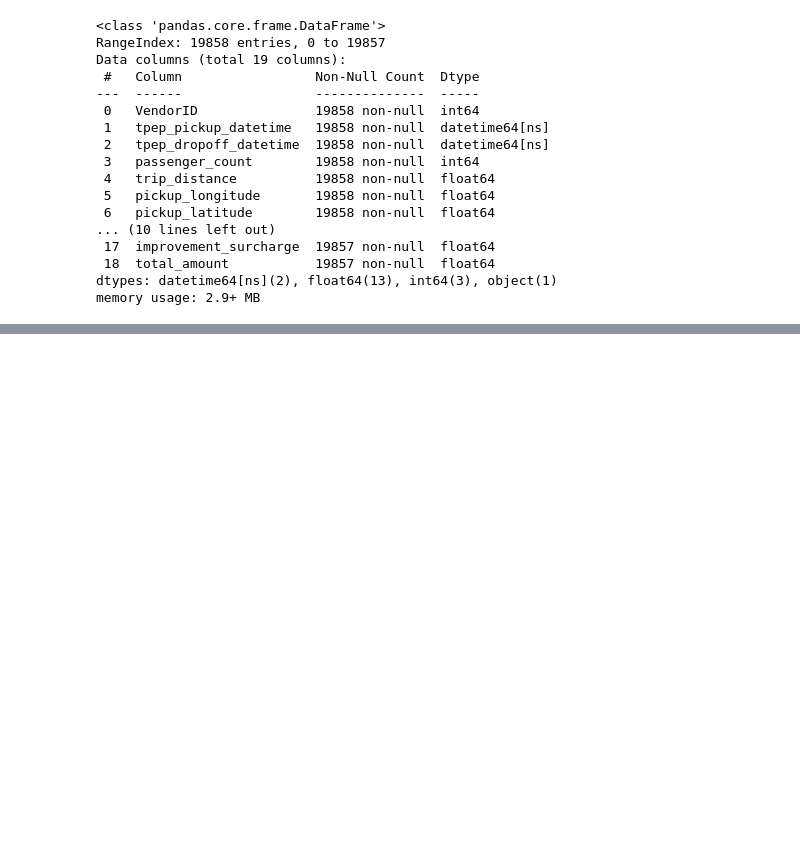
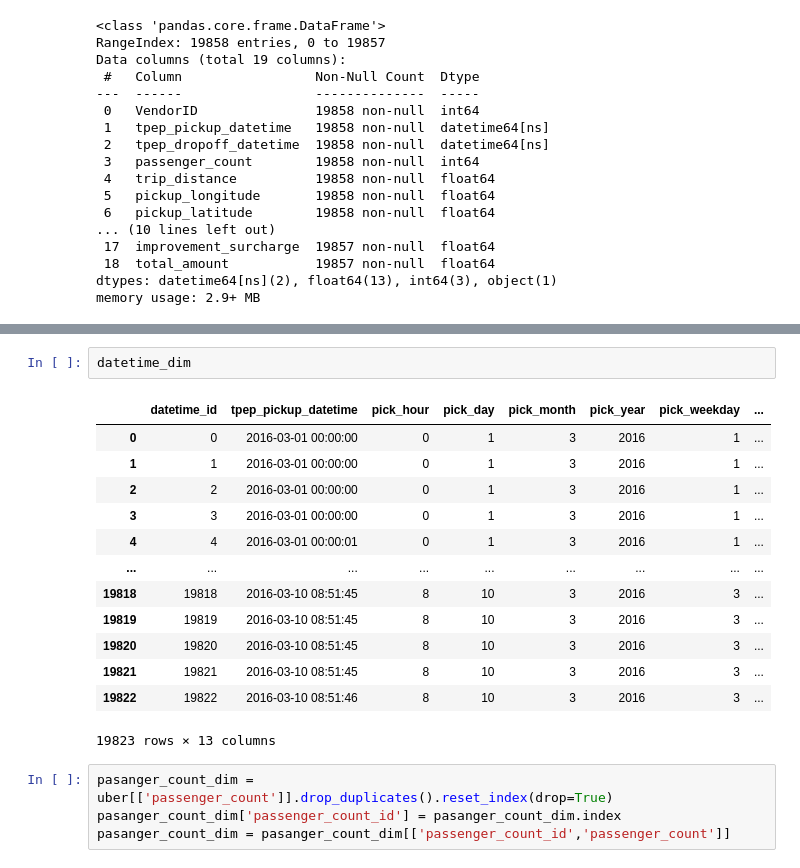
Before and after one commit to davneesh/Uber-Analytics, a Jupyter notebook: Uber_Analytics.ipynb, the cells around one changed output, grey strips where cells are left out. Cells and saved outputs as stored; diff of their text form; blank space fills up the shorter version.

```diff
--- a/Uber_Analytics.ipynb
+++ b/Uber_Analytics.ipynb
@@ -115,0 +141,20 @@ datetime_dim
+# %%
+datetime_dim
+# %% [output]
+|  | datetime_id | tpep_pickup_datetime | pick_hour | pick_day | pick_month | pick_year | pick_weekday | ... |
+| 0 | 0 | 2016-03-01 00:00:00 | 0 | 1 | 3 | 2016 | 1 | ... |
+| 1 | 1 | 2016-03-01 00:00:00 | 0 | 1 | 3 | 2016 | 1 | ... |
+| 2 | 2 | 2016-03-01 00:00:00 | 0 | 1 | 3 | 2016 | 1 | ... |
+| 3 | 3 | 2016-03-01 00:00:00 | 0 | 1 | 3 | 2016 | 1 | ... |
+| 4 | 4 | 2016-03-01 00:00:01 | 0 | 1 | 3 | 2016 | 1 | ... |
+| ... | ... | ... | ... | ... | ... | ... | ... | ... |
+| 19818 | 19818 | 2016-03-10 08:51:45 | 8 | 10 | 3 | 2016 | 3 | ... |
+| 19819 | 19819 | 2016-03-10 08:51:45 | 8 | 10 | 3 | 2016 | 3 | ... |
+| 19820 | 19820 | 2016-03-10 08:51:45 | 8 | 10 | 3 | 2016 | 3 | ... |
+| 19821 | 19821 | 2016-03-10 08:51:45 | 8 | 10 | 3 | 2016 | 3 | ... |
+| 19822 | 19822 | 2016-03-10 08:51:46 | 8 | 10 | 3 | 2016 | 3 | ... |
+19823 rows × 13 columns
+# %%
+pasanger_count_dim = uber[['passenger_count']].drop_duplicates().reset_index(drop=True)
+pasanger_count_dim['passenger_count_id'] = pasanger_count_dim.index
+pasanger_count_dim = pasanger_count_dim[['passenger_count_id','passenger_count']]
```
Also changed, not shown: parts of 21 cells of this notebook.
